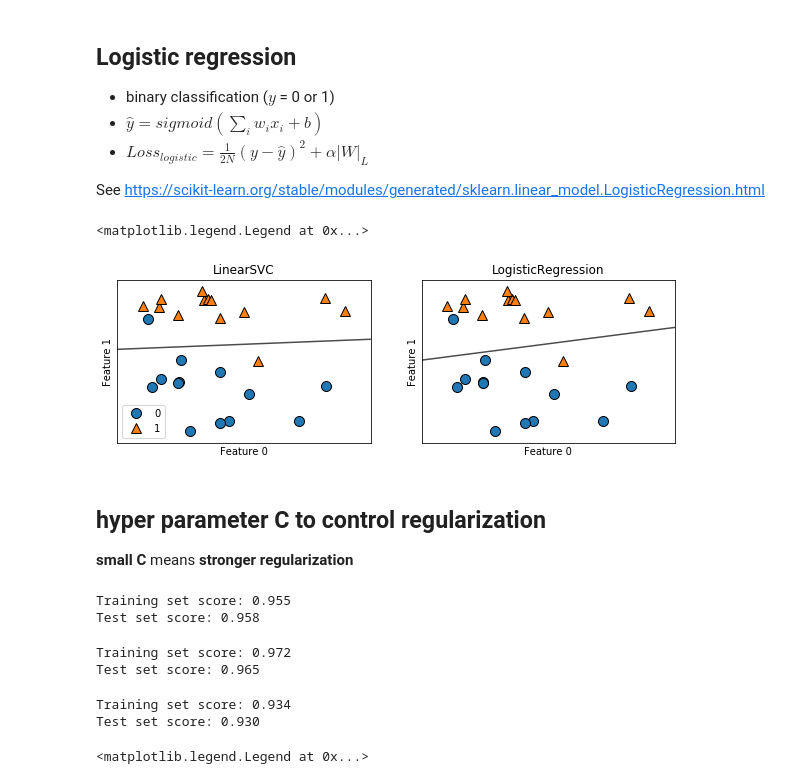
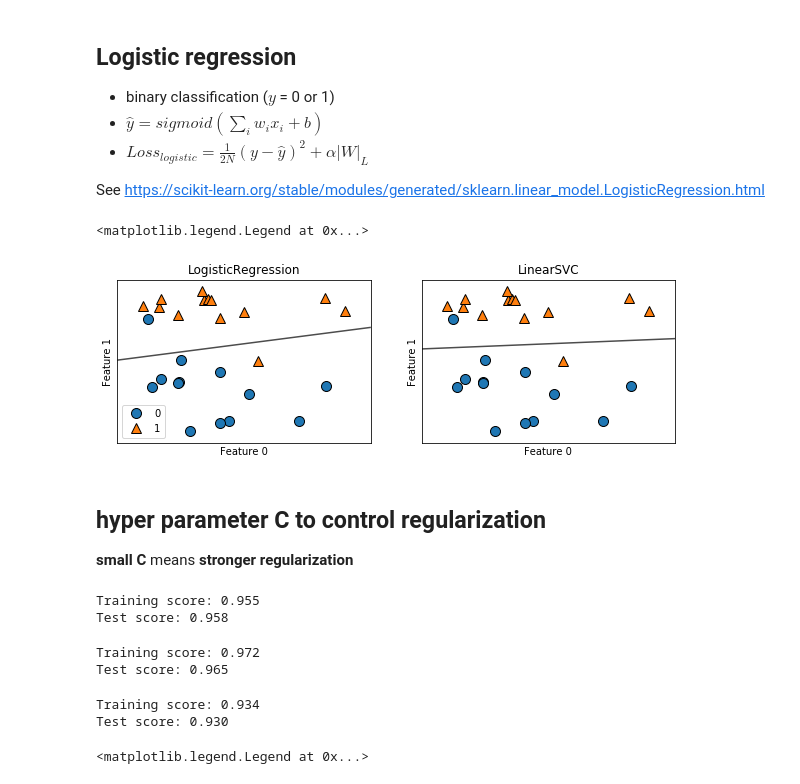
Before and after one commit to callee2006/MachineLearning, a Jupyter notebook: linear_regression.ipynb, the cells around one changed output. Drawn from its saved outputs; the diff is of its cells as text; code cells hidden in the pictures.

```diff
--- a/linear_regression.ipynb
+++ b/linear_regression.ipynb
@@ -325,20 +369,20 @@ from sklearn.svm import LinearSVC
 # %%
 from sklearn.linear_model import LogisticRegression
 from sklearn.svm import LinearSVC
+
 X, y = mglearn.datasets.make_forge()
 fig, axes = plt.subplots(1, 2, figsize=(10, 3))
-for model, ax in zip([LinearSVC(), LogisticRegression()], axes):
+for model, ax in zip([LogisticRegression(),LinearSVC()], axes):
   clf = model.fit(X, y)
-  mglearn.plots.plot_2d_separator(clf, X, fill=False, eps=0.5,
-  ax=ax, alpha=.7)
+  mglearn.plots.plot_2d_separator(clf, X, fill=False, eps=0.5, ax=ax, alpha=.7)
   mglearn.discrete_scatter(X[:, 0], X[:, 1], y, ax=ax)
   ax.set_title("{}".format(clf.__class__.__name__))
   ax.set_xlabel("Feature 0")
   ax.set_ylabel("Feature 1")
 axes[0].legend()
 # %% [output]
 <matplotlib.legend.Legend at 0x...>
-[figure, old version]
+[figure, new version]
 # %% [markdown]
 ## hyper parameter C to control regularization
 
@@ -351,27 +395,27 @@ cancer.data, cancer.target, stratify=cancer.target, random_state=42)
 
 # C = 1
 logreg = LogisticRegression().fit(X_train, y_train)
-print("Training set score: {:.3f}".format(logreg.score(X_train, y_train)))
-print("Test set score: {:.3f}".format(logreg.score(X_test, y_test)))
+print("Training score: {:.3f}".format(logreg.score(X_train, y_train)))
+print("Test score: {:.3f}".format(logreg.score(X_test, y_test)))
 # %% [output]
-Training set score: 0.955
-Test set score: 0.958
+Training score: 0.955
+Test score: 0.958
 # %%
 # C = 100
 logreg100 = LogisticRegression(C=100).fit(X_train, y_train)
-print("Training set score: {:.3f}".format(logreg100.score(X_train, y_train)))
-print("Test set score: {:.3f}".format(logreg100.score(X_test, y_test)))
+print("Training score: {:.3f}".format(logreg100.score(X_train, y_train)))
+print("Test score: {:.3f}".format(logreg100.score(X_test, y_test)))
 # %% [output]
-Training set score: 0.972
-Test set score: 0.965
+Training score: 0.972
+Test score: 0.965
 # %%
 # C = 0.01
 logreg001 = LogisticRegression(C=0.01).fit(X_train, y_train)
-print("Training set score: {:.3f}".format(logreg001.score(X_train, y_train)))
-print("Test set score: {:.3f}".format(logreg001.score(X_test, y_test)))
+print("Training score: {:.3f}".format(logreg001.score(X_train, y_train)))
+print("Test score: {:.3f}".format(logreg001.score(X_test, y_test)))
 # %% [output]
-Training set score: 0.934
-Test set score: 0.930
+Training score: 0.934
+Test score: 0.930
 # %%
 plt.plot(logreg.coef_.T, 'o', label="C=1")
 plt.plot(logreg100.coef_.T, '^', label="C=100")
```
Also changed, not shown: parts of 21 cells of this notebook.
